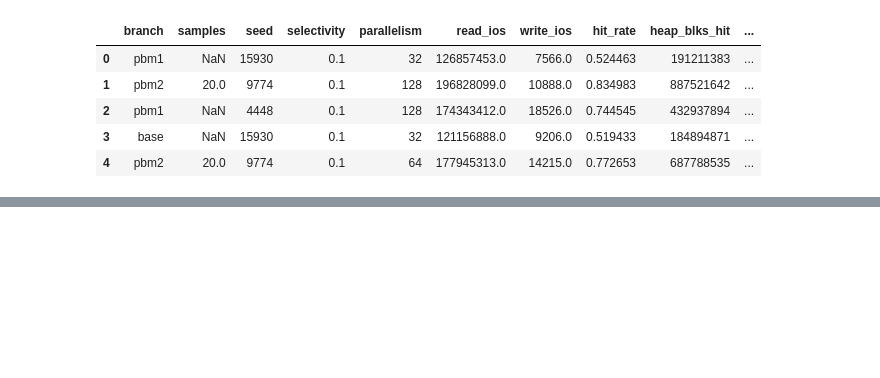
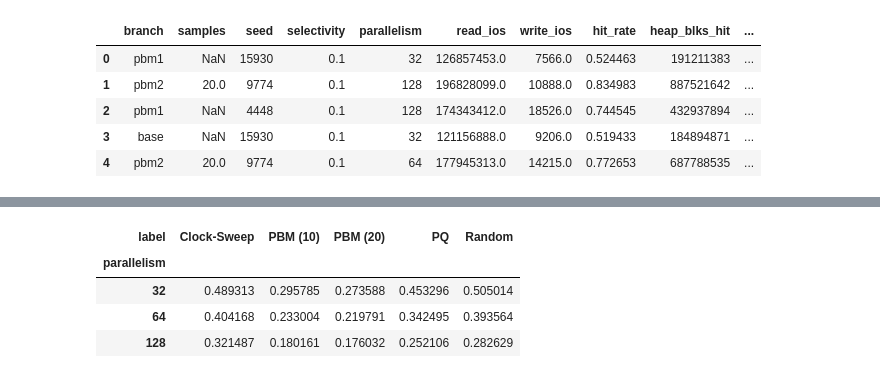
Before and after one commit to serene-lamport/postgresql-test-scripts, a Jupyter notebook: stacked.ipynb, the cells around one changed output, grey strips where cells are left out. Saved outputs shown, nothing was run; the diff lists cells and outputs as text; code cells hidden in the pictures; blank space fills up the shorter version.

```diff
--- a/stacked.ipynb
+++ b/stacked.ipynb
@@ -76,0 +89,8 @@ dtype: int8
+# %%
+tmean
+# %% [output]
+| label | Clock-Sweep | PBM (10) | PBM (20) | PQ | Random |
+| parallelism |  |  |  |  |  |
+| 32 | 0.489313 | 0.295785 | 0.273588 | 0.453296 | 0.505014 |
+| 64 | 0.404168 | 0.233004 | 0.219791 | 0.342495 | 0.393564 |
+| 128 | 0.321487 | 0.180161 | 0.176032 | 0.252106 | 0.282629 |
```
Also changed, not shown: parts of 5 cells of this notebook, 5 other files.
